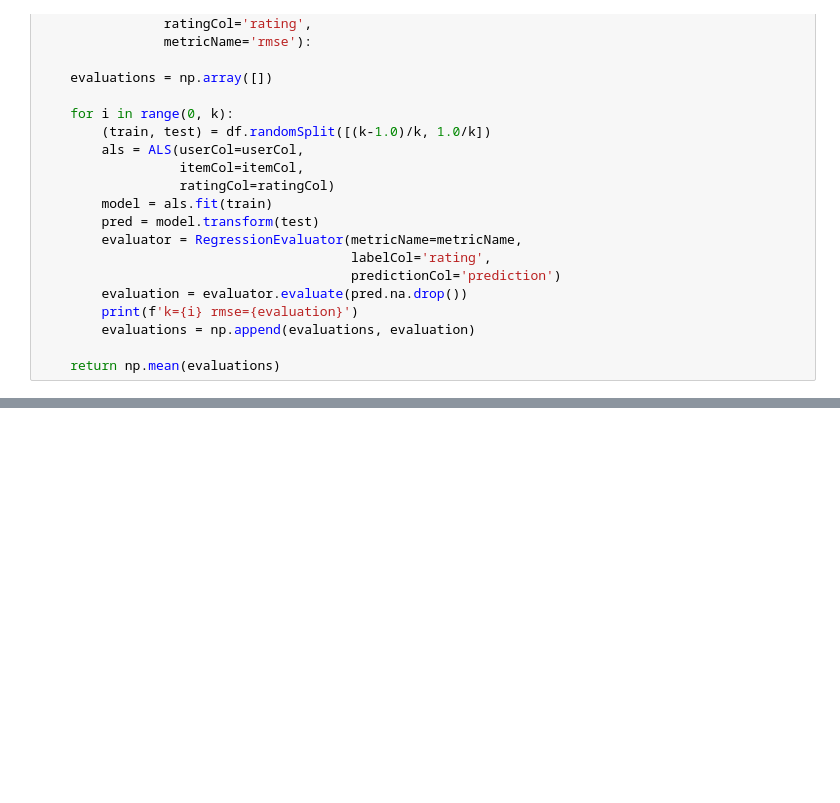
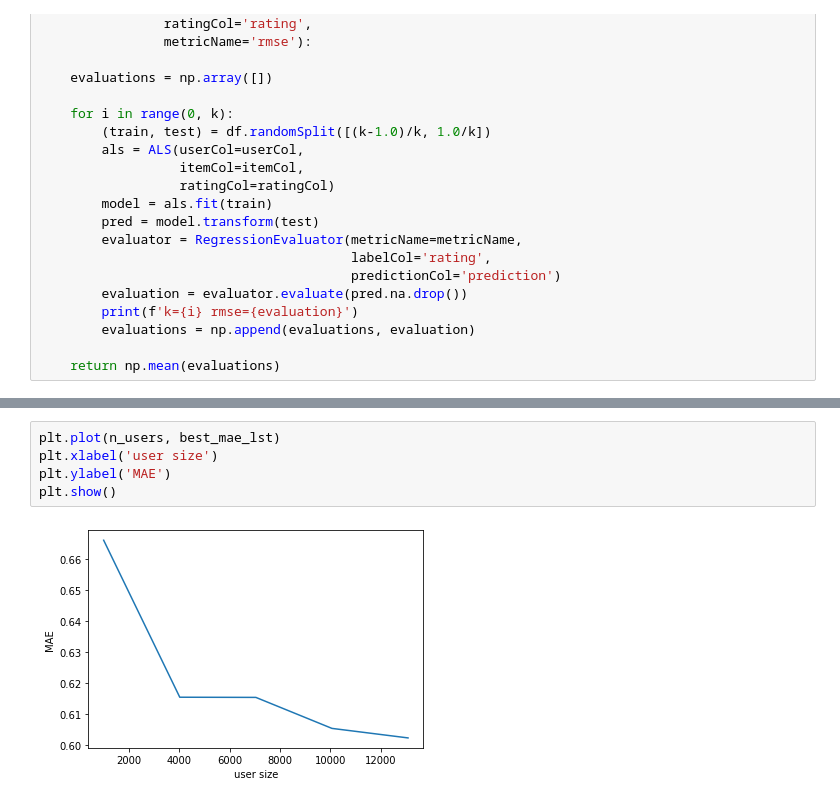
Before and after one commit to nding17/MovieRecommendation, a Jupyter notebook: model based CF.ipynb, the cells around one changed output, grey strips where cells are left out. Drawn from its saved outputs; the diff is of its cells as text; blank space fills up the shorter version.

```diff
--- a/model based CF.ipynb
+++ b/model based CF.ipynb
@@ -88,0 +164,7 @@ pred_set = modelCV.transform(validation_set)
+# %%
+plt.plot(n_users, best_mae_lst)
+plt.xlabel('user size')
+plt.ylabel('MAE')
+plt.show()
+# %% [output]
+[figure, added]
```
Also changed, not shown: parts of 13 cells of this notebook, 3 other files.
